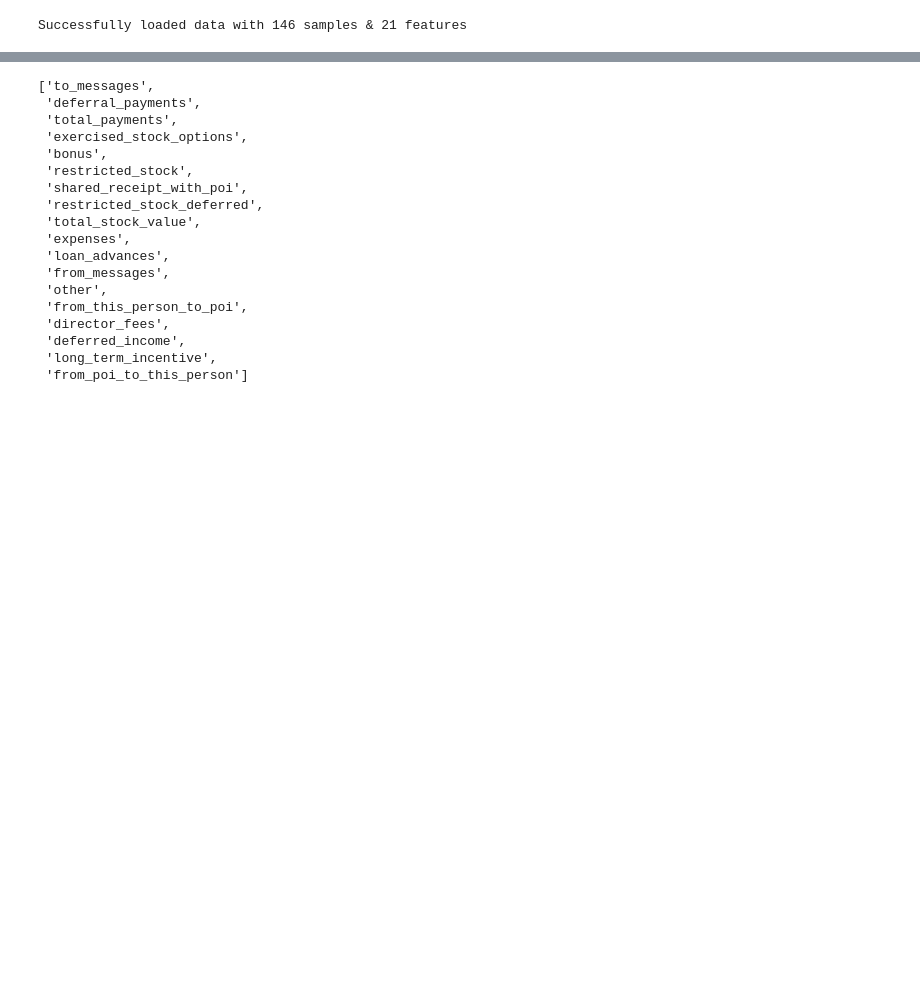
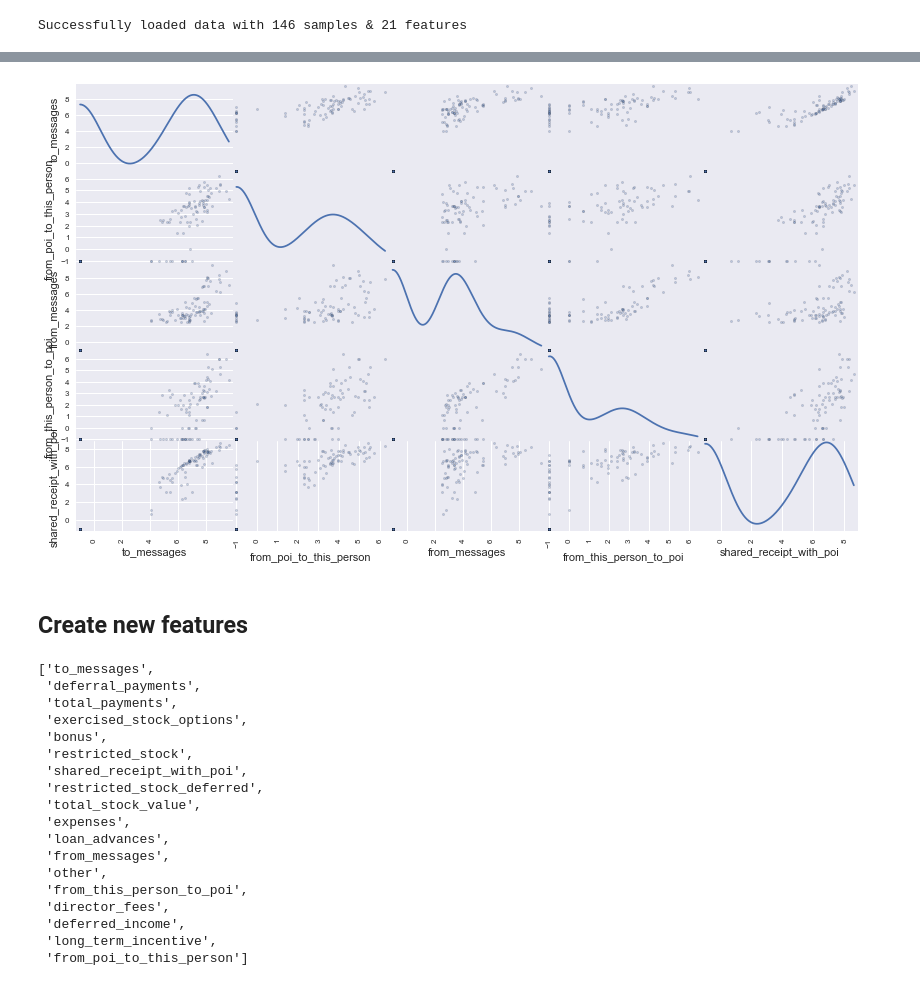
Before and after one commit to kcbighuge/enron-email-fraud, a Jupyter notebook: poi_id_notebook.ipynb, the cells around one changed output, grey strips where cells are left out. Drawn from its saved outputs; the diff is of its cells as text; code cells hidden in the pictures; blank space fills up the shorter version.

```diff
--- a/poi_id_notebook.ipynb
+++ b/poi_id_notebook.ipynb
@@ -63,3 +130,13 @@ Successfully loaded data with 146 samples & 21 features
+# %%
+# replace zeros
+eng_feats = np.log(features.replace(0, 0.36787944117144233))
+# %%
+pd.scatter_matrix(eng_feats[email_feats], alpha = 0.3, figsize = (14,8), diagonal = 'kde');
+# %% [output]
+[figure, added]
+# %% [markdown]
+Create new features
+-------------------
 # %%
 [i for i in my_dataset.values()[0].keys() if i not in ['salary', 'poi', 'email_address']]
 # %% [output]
```
Also changed, not shown: parts of 11 cells of this notebook.
